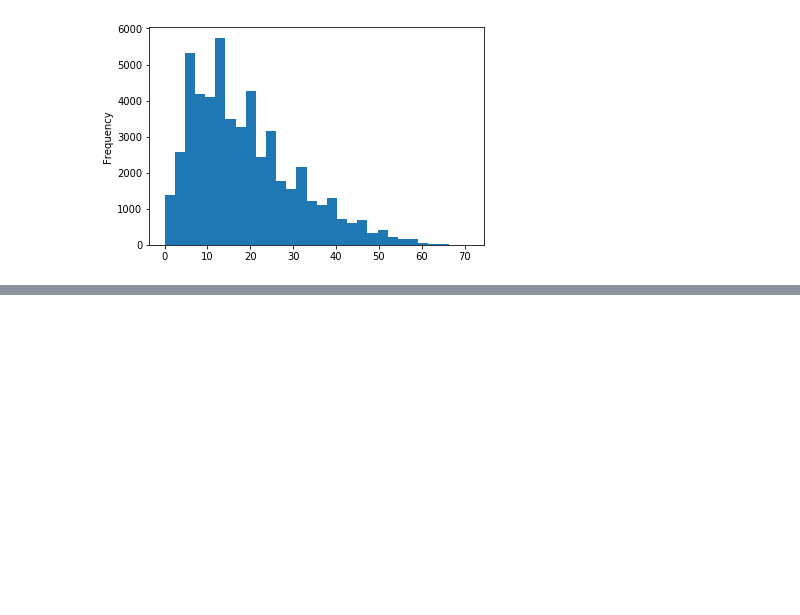
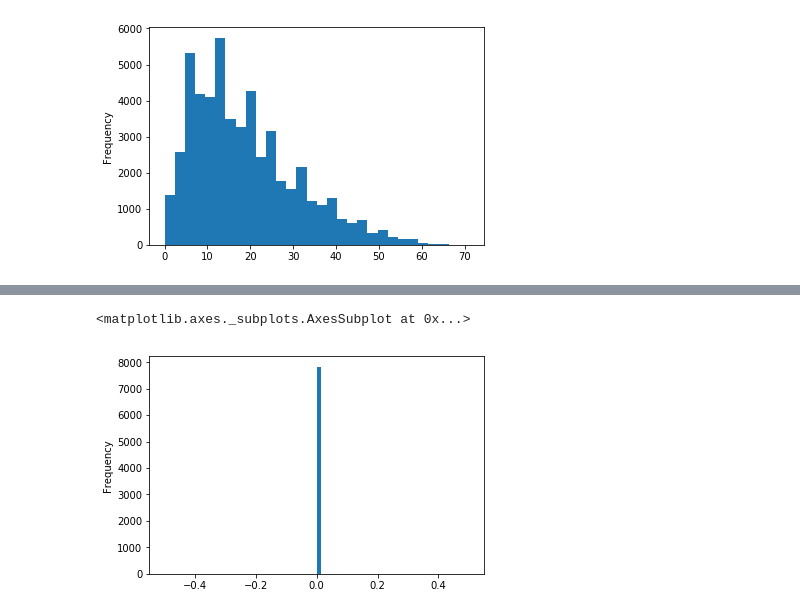
Before and after one commit to dzorlu/natural_questions, a Jupyter notebook: dev_notebook.ipynb, the cells around one changed output, grey strips where cells are left out. Drawn from its saved outputs; the diff is of its cells as text; code cells hidden in the pictures; blank space fills up the shorter version.

```diff
--- a/dev_notebook.ipynb
+++ b/dev_notebook.ipynb
@@ -743,6 +630,7 @@ def extract_prediction(all_span_predictions, candidates, remove_scores=True):
 # %%
 #_predictions, missing_example_ids, processed_example_ids, no_answer_example_ids = extract_prediction(all_span_predictions, candidates)
-predictions = extract_prediction(all_span_predictions, candidates, remove_scores=False)
-example_ids = set(p['example_id'] for p in all_span_predictions)
-len(example_ids), len(predictions['predictions'])
+predictions = extract_prediction(all_span_predictions, candidates)
+df = pd.DataFrame(predictions['predictions'])
+# len(example_ids), len(predictions['predictions'])
+df.shape
 # %% [output]
@@ -754,0 +708,5 @@ INFO:tensorflow:decorated 722 examples
+# %%
+df['short_answers_score'].plot.hist(bins=80)
+# %% [output]
+<matplotlib.axes._subplots.AxesSubplot at 0x...>
+[figure, added]
```
Also changed, not shown: parts of 31 cells of this notebook, 1 other file.
